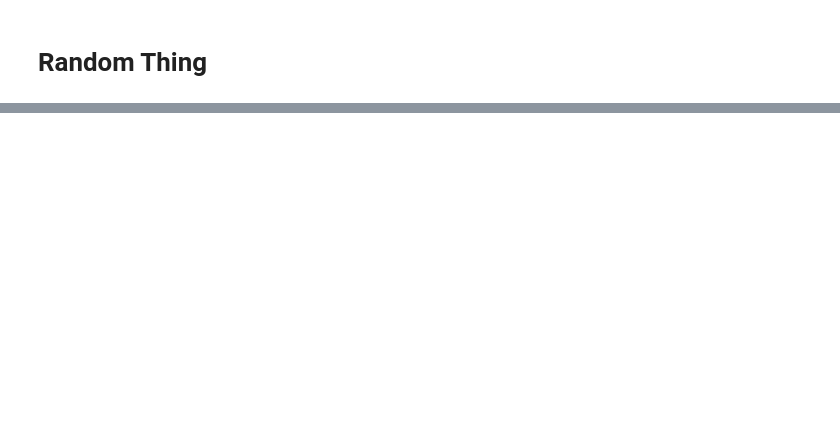
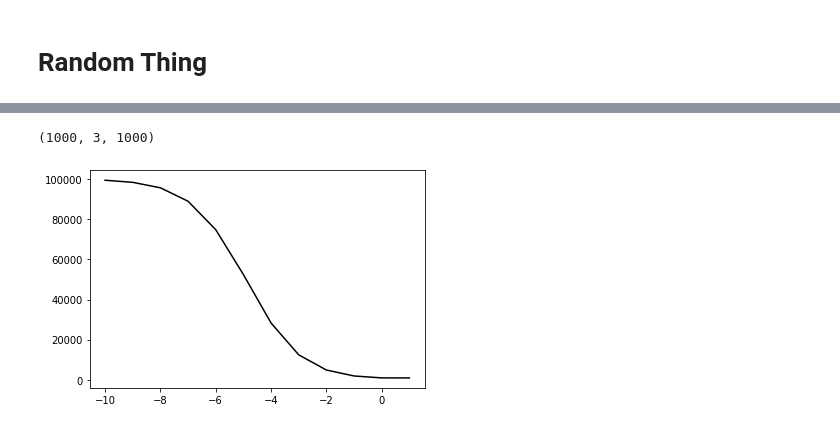
Before and after one commit to StellaAthena/fractal-ml, a Jupyter notebook: notebooks/Fractal Sampling.ipynb, the cells around one changed output, grey strips where cells are left out. Saved outputs shown, nothing was run; the diff lists cells and outputs as text; code cells hidden in the pictures; blank space fills up the shorter version.

```diff
--- a/notebooks/Fractal Sampling.ipynb
+++ b/notebooks/Fractal Sampling.ipynb
@@ -122,0 +123,10 @@ plt.show()
+# %%
+directions = random_direction_matrix(3,1000,1000)
+print(directions.shape)
+data = generate_direction_fractal(100000,0.3,directions)
+counts = approx_box_counting(3.0,-10,2,data)
+plt.plot(np.arange(-10,2),counts, c='black')
+plt.show()
+# %% [output]
+(1000, 3, 1000)
+[figure, added]
```
Also changed, not shown: parts of 5 cells of this notebook, 1 other file.
